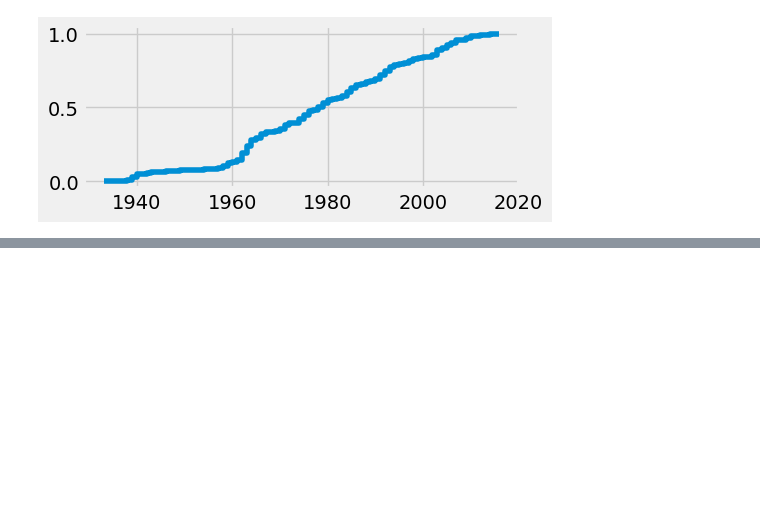
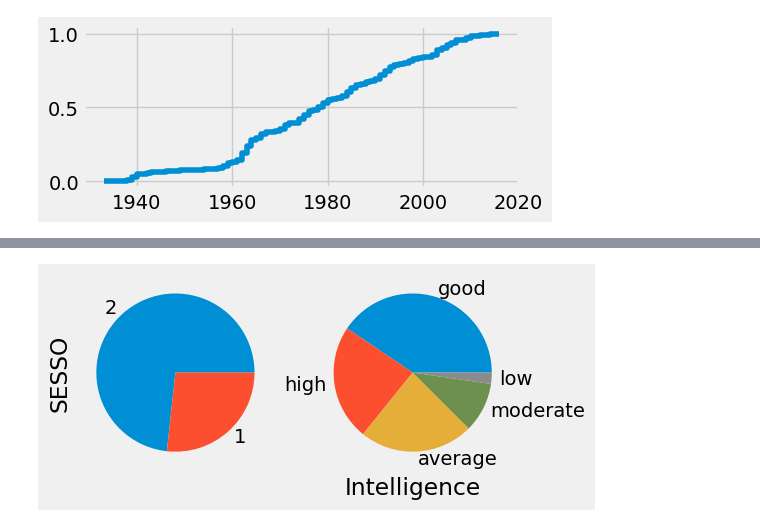
Before and after one commit to PippoZord/superhero-datascience, a Jupyter notebook: content/Esercitazioni/DatiFrequenze.ipynb, the cells around one changed output, grey strips where cells are left out. Cells and saved outputs as stored; diff of their text form; code cells hidden in the pictures; blank space fills up the shorter version.

```diff
--- a/content/Esercitazioni/DatiFrequenze.ipynb
+++ b/content/Esercitazioni/DatiFrequenze.ipynb
@@ -360,0 +555,9 @@ plt.show()
+# %%
+plt.subplot(1,2,1)
+anagrafica["SESSO"].value_counts().plot.pie()
+plt.subplot(1,2 , 2)
+heroes['Intelligence'].value_counts().plot.pie()
+plt.ylabel('')
+_ = plt.xlabel('Intelligence')
+# %% [output]
+[figure, added]
```
Also changed, not shown: parts of 24 cells of this notebook, 1 other file.
